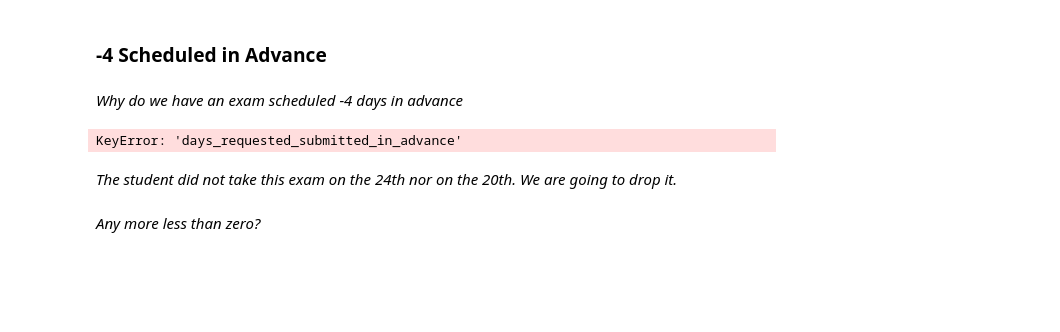
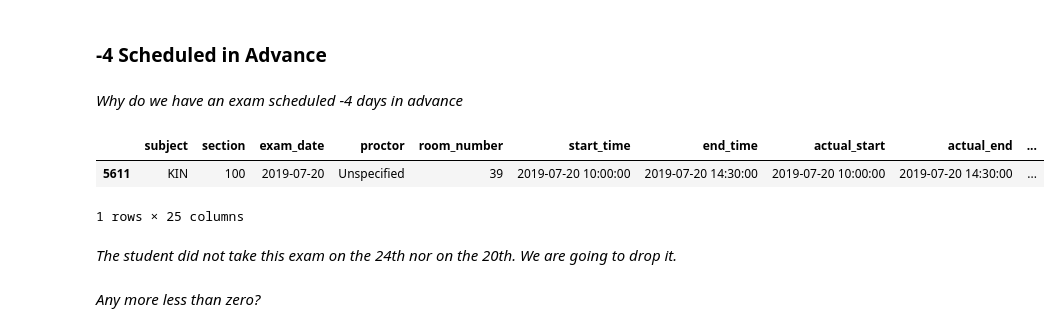
Before and after one commit to dihoxy/ODS-Test-Center-Project, a Jupyter notebook: Handling Outliers and Basic Exploratory Analysis.ipynb, the cells around one changed output. Drawn from its saved outputs; the diff is of its cells as text; code cells hidden in the pictures; blank space fills up the shorter version.

```diff
--- a/Handling Outliers and Basic Exploratory Analysis.ipynb
+++ b/Handling Outliers and Basic Exploratory Analysis.ipynb
@@ -147,9 +145,11 @@ ods.drop(index=drop, inplace=True)
 # %% [markdown]
 *Why do we have an exam scheduled -4 days in advance*
 # %%
-ods[ods['days_requested_submitted_in_advance']==-4]
+ods[ods['requested_in_advance']==-4]
 # %% [output]
+|  | subject | section | exam_date | proctor | room_number | start_time | end_time | actual_start | actual_end | ... |
+| 5611 | KIN | 100 | 2019-07-20 | Unspecified | 39 | 2019-07-20 10:00:00 | 2019-07-20 14:30:00 | 2019-07-20 10:00:00 | 2019-07-20 14:30:00 | ... |
-KeyError: 'days_requested_submitted_in_advance'
+1 rows × 25 columns
 # %% [markdown]
 *The student did not take this exam on the 24th nor on the 20th. We are going to drop it.*
 # %%
```
Also changed, not shown: parts of 12 cells of this notebook.
